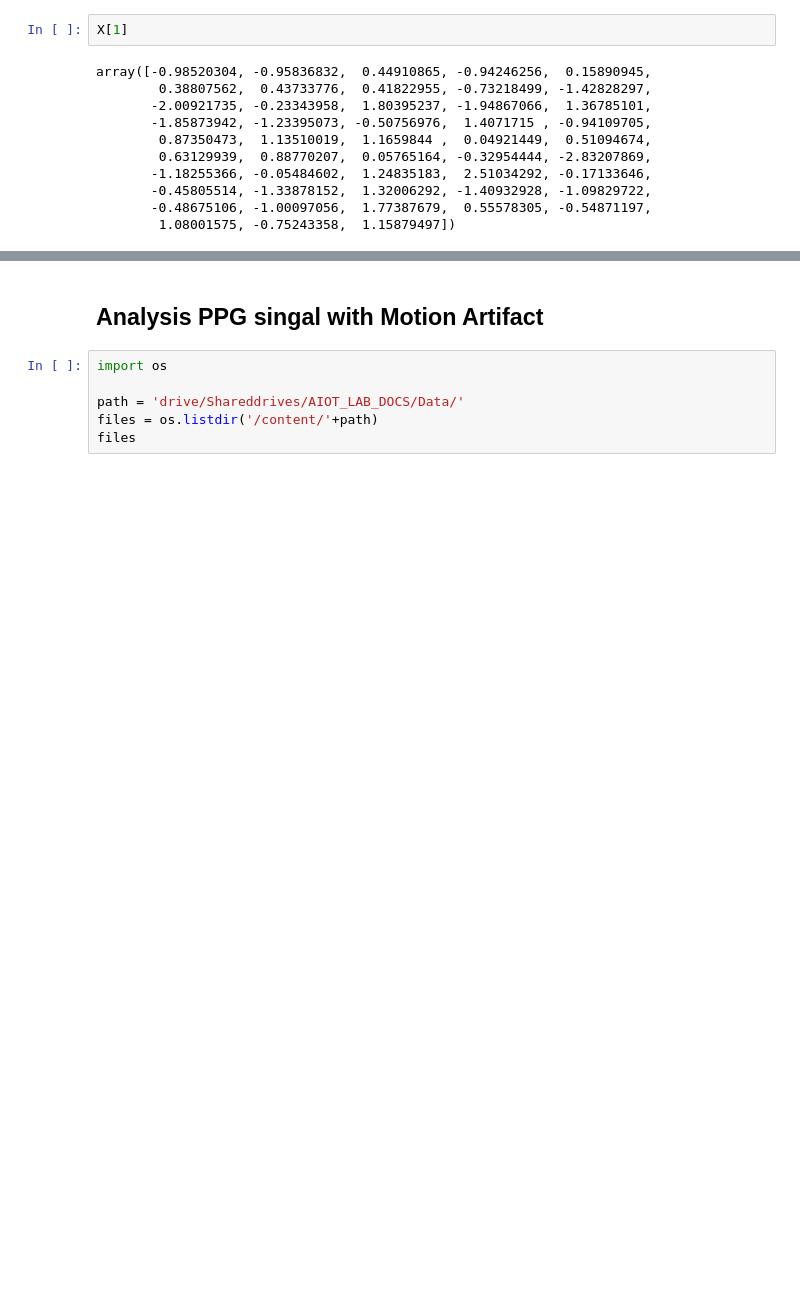
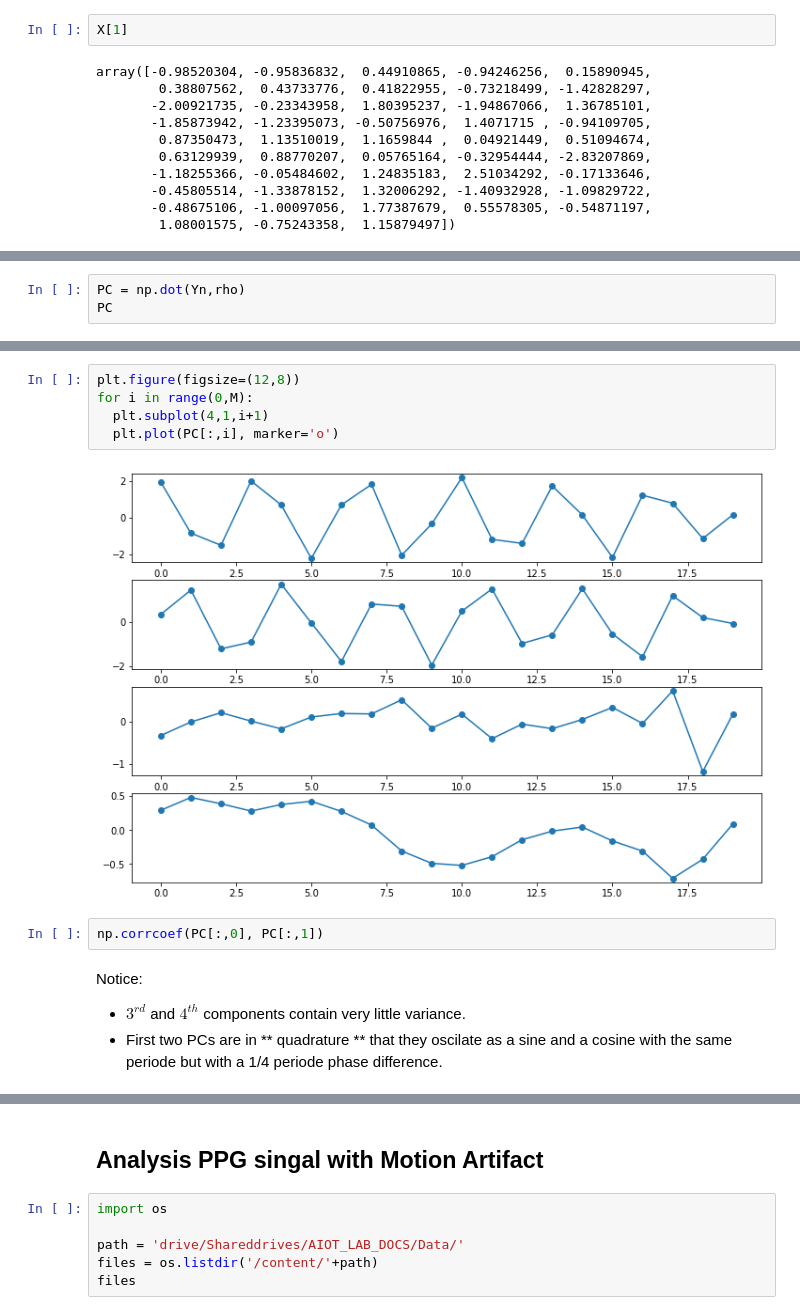
Before and after one commit to LongNguyen1984/TimeSeriesWithPython, a Jupyter notebook: SingularSpectrumAnalysis.ipynb, the cells around one changed output, grey strips where cells are left out. Saved outputs shown, nothing was run; the diff lists cells and outputs as text; blank space fills up the shorter version.

```diff
--- a/SingularSpectrumAnalysis.ipynb
+++ b/SingularSpectrumAnalysis.ipynb
@@ -78,0 +200,3 @@ array([-0.98520304, -0.95836832,  0.44910865, -0.94246256,  0.15890945,
+# %%
+PC = np.dot(Yn,rho)
+PC
@@ -78,0 +224,13 @@ array([-0.98520304, -0.95836832,  0.44910865, -0.94246256,  0.15890945,
+# %%
+plt.figure(figsize=(12,8))
+for i in range(0,M):
+  plt.subplot(4,1,i+1)
+  plt.plot(PC[:,i], marker='o')
+# %% [output]
+[figure, added]
+# %%
+np.corrcoef(PC[:,0], PC[:,1])
+# %% [markdown]
+Notice:
+* $3^{rd}$ and $4^{th}$ components contain very little variance.
+* First two PCs are in ** quadrature ** that they oscilate as a sine and a cosine with the same periode but with a 1/4 periode phase difference.
```
Also changed, not shown: parts of 29 cells of this notebook.
